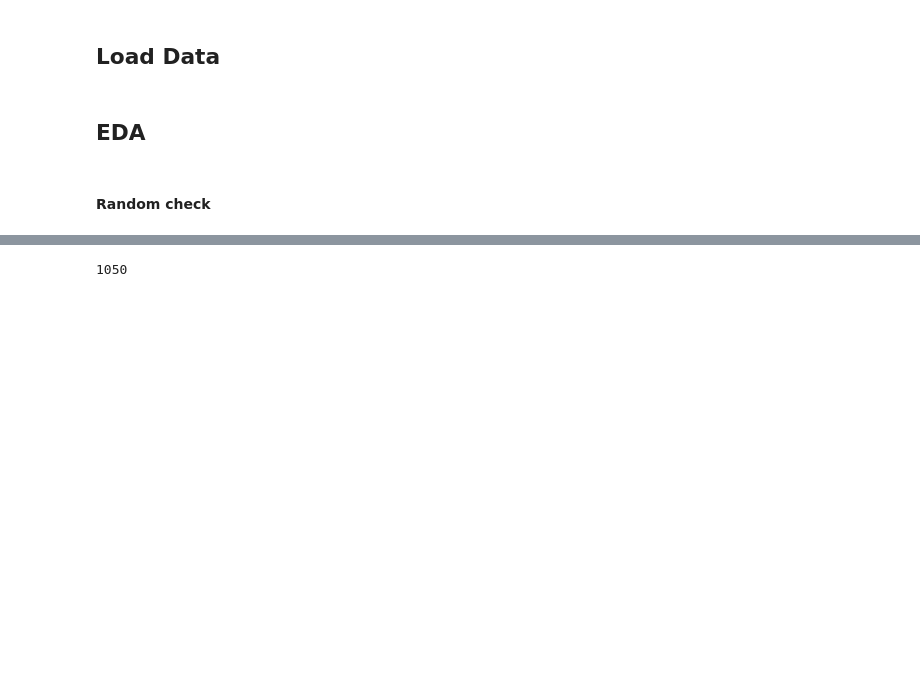
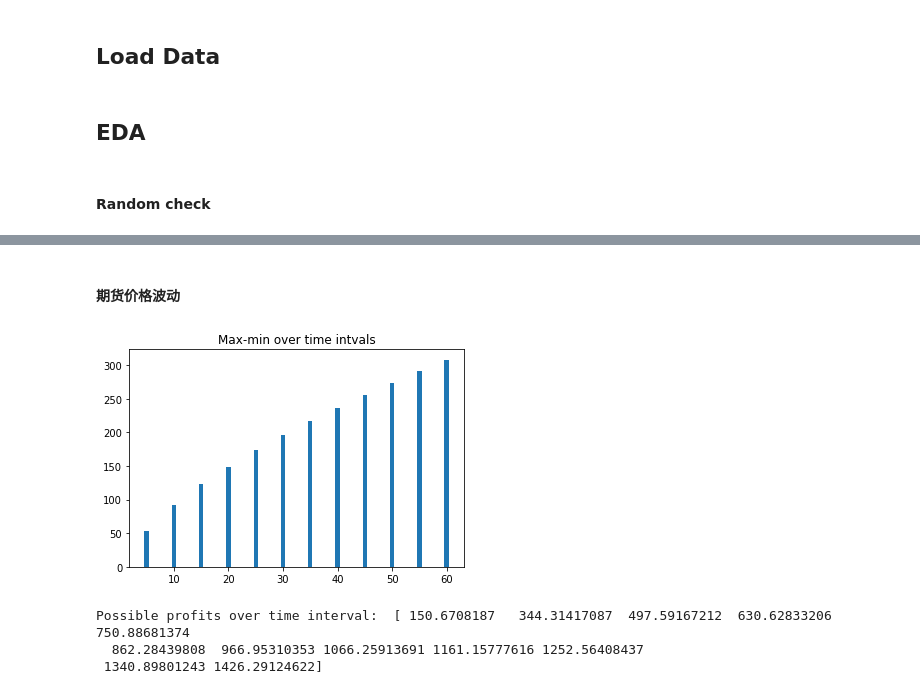
Before and after one commit to feynman0825/future-trading-research, a Jupyter notebook: notebooks/research.ipynb, the cells around one changed output, grey strips where cells are left out. Drawn from its saved outputs; the diff is of its cells as text; code cells hidden in the pictures; blank space fills up the shorter version.

```diff
--- a/notebooks/research.ipynb
+++ b/notebooks/research.ipynb
@@ -39,6 +39,29 @@ for i, date in enumerate(sample_dates):
-# %%
-plot_df = cu_data[cu_data.date.map(lambda x: x.date()==sample_dates[3])]
-diff = plot_df.close.iloc[-1]-plot_df.open.iloc[0]
-diff*5
-# %% [output]
-1050
+# %% [markdown]
+#### 期货价格波动
+# %%
+time_intvals = [(i+1)*5 for i in range(12)]
+max_min_list = []
+for intval in time_intvals:
+    df = cu_data.close\
+                .rolling(intval)\
+                .agg({'max': np.max,
+                      'min': np.min})\
+                .dropna()\
+                .astype('int32')
+    max_min = np.mean(df['max']-df['min'])
+    max_min_list.append(max_min)
+# %%
+plt.bar(time_intvals, max_min_list)
+plt.title('Max-min over time intvals')
+plt.show()
+# %% [output]
+[figure, added]
+# %%
+spread = 20
+unit = 5
+cost = 15
+print('Possible profits over time interval: ', (np.array(max_min_list)-spread)*unit - cost)
+# %% [output]
+Possible profits over time interval:  [ 150.6708187   344.31417087  497.59167212  630.62833206  750.88681374
+  862.28439808  966.95310353 1066.25913691 1161.15777616 1252.56408437
+ 1340.89801243 1426.29124622]
```
Also changed, not shown: parts of 2 cells of this notebook.
